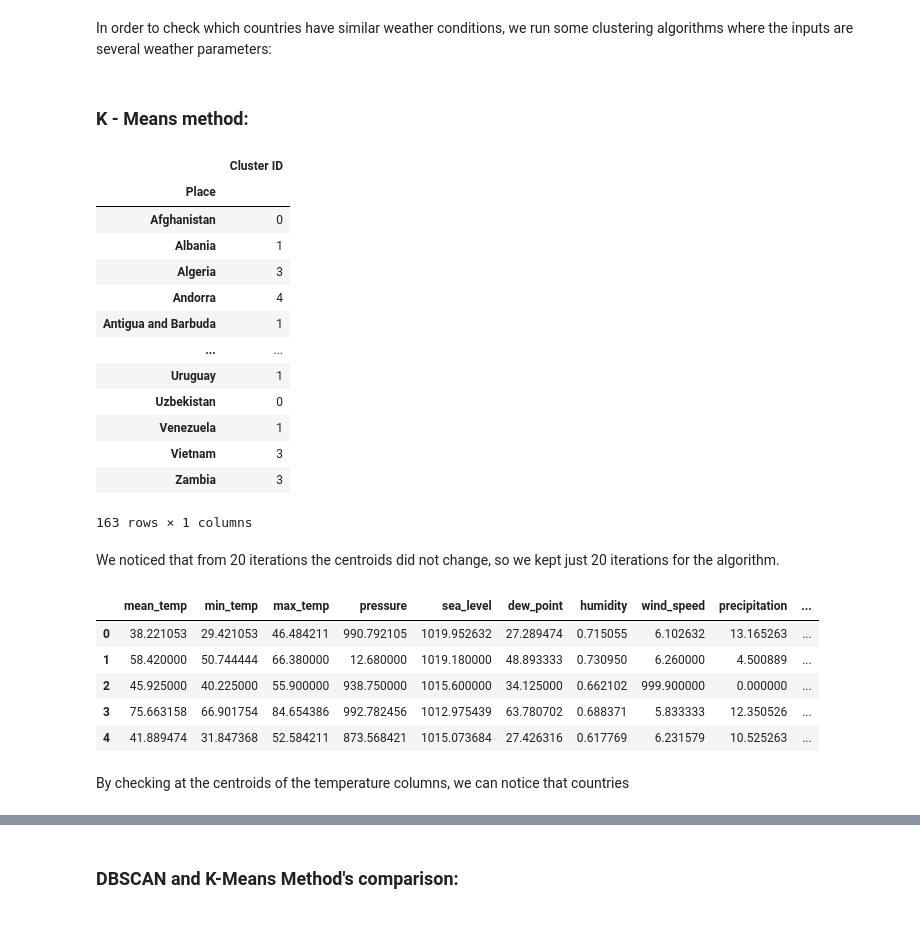
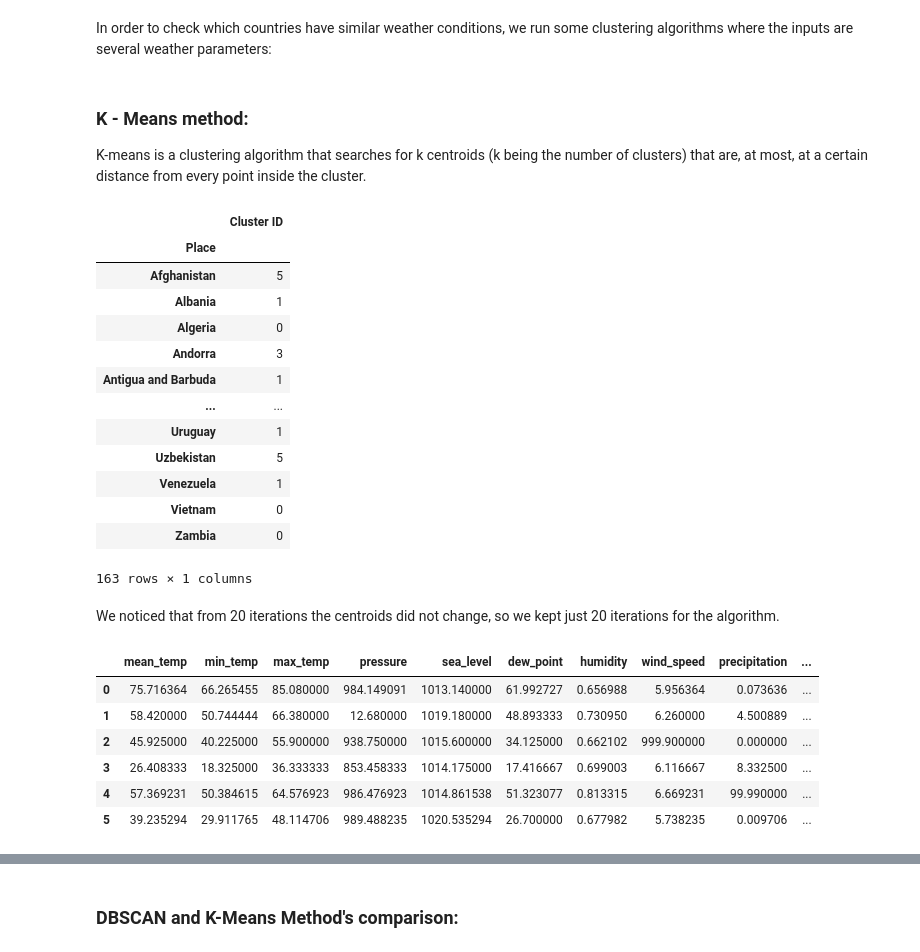
Before and after one commit to Sargazzo/DBM2, a Jupyter notebook: Weather Clusters.ipynb, the cells around one changed output, grey strips where cells are left out. Saved outputs shown, nothing was run; the diff lists cells and outputs as text; code cells hidden in the pictures; blank space fills up the shorter version.

```diff
--- a/Weather Clusters.ipynb
+++ b/Weather Clusters.ipynb
@@ -87,34 +87,36 @@ data
 163 rows × 11 columns
 # %% [markdown]
 In order to check which countries have similar weather conditions, we run some clustering algorithms where the inputs are several weather parameters:
-# %% [markdown]
-### K - Means method:
+# %% [markdown]
+### K - Means method:
+
+K-means is a clustering algorithm that searches for k centroids (k being the number of clusters) that are, at most, at a certain distance from every point inside the cluster.
 # %%
 from sklearn import cluster
 
 #K-means just work on relevant features
 data_cluster = data.drop('Place',axis=1)
 
-# Calculation 2 clusters
-k_means = cluster.KMeans(n_clusters=5, max_iter=20, random_state=1)
+# Calculation 6 clusters
+k_means = cluster.KMeans(n_clusters=6, max_iter=20, random_state=1)
 k_means.fit(data_cluster)
 
 labels = k_means.labels_
 pd.DataFrame(labels, index=data.Place, columns=['Cluster ID'])
 # %% [output]
 |  | Cluster ID |
 | Place |  |
-| Afghanistan | 0 |
+| Afghanistan | 5 |
 | Albania | 1 |
-| Algeria | 3 |
-| Andorra | 4 |
+| Algeria | 0 |
+| Andorra | 3 |
 | Antigua and Barbuda | 1 |
 | ... | ... |
 | Uruguay | 1 |
-| Uzbekistan | 0 |
+| Uzbekistan | 5 |
 | Venezuela | 1 |
-| Vietnam | 3 |
-| Zambia | 3 |
+| Vietnam | 0 |
+| Zambia | 0 |
 163 rows × 1 columns
 # %% [markdown]
 We noticed that from 20 iterations the centroids did not change, so we kept just 20 iterations for the algorithm.
@@ -123,10 +125,9 @@ centroids = k_means.cluster_centers_
 pd.DataFrame(centroids,columns=data_cluster.columns)
 # %% [output]
 |  | mean_temp | min_temp | max_temp | pressure | sea_level | dew_point | humidity | wind_speed | precipitation | ... |
-| 0 | 38.221053 | 29.421053 | 46.484211 | 990.792105 | 1019.952632 | 27.289474 | 0.715055 | 6.102632 | 13.165263 | ... |
+| 0 | 75.716364 | 66.265455 | 85.080000 | 984.149091 | 1013.140000 | 61.992727 | 0.656988 | 5.956364 | 0.073636 | ... |
 | 1 | 58.420000 | 50.744444 | 66.380000 | 12.680000 | 1019.180000 | 48.893333 | 0.730950 | 6.260000 | 4.500889 | ... |
 | 2 | 45.925000 | 40.225000 | 55.900000 | 938.750000 | 1015.600000 | 34.125000 | 0.662102 | 999.900000 | 0.000000 | ... |
-| 3 | 75.663158 | 66.901754 | 84.654386 | 992.782456 | 1012.975439 | 63.780702 | 0.688371 | 5.833333 | 12.350526 | ... |
-| 4 | 41.889474 | 31.847368 | 52.584211 | 873.568421 | 1015.073684 | 27.426316 | 0.617769 | 6.231579 | 10.525263 | ... |
+| 3 | 26.408333 | 18.325000 | 36.333333 | 853.458333 | 1014.175000 | 17.416667 | 0.699003 | 6.116667 | 8.332500 | ... |
+| 4 | 57.369231 | 50.384615 | 64.576923 | 986.476923 | 1014.861538 | 51.323077 | 0.813315 | 6.669231 | 99.990000 | ... |
+| 5 | 39.235294 | 29.911765 | 48.114706 | 989.488235 | 1020.535294 | 26.700000 | 0.677982 | 5.738235 | 0.009706 | ... |
-# %% [markdown]
-By checking at the centroids of the temperature columns, we can notice that countries
```
Also changed, not shown: parts of 8 cells of this notebook.
